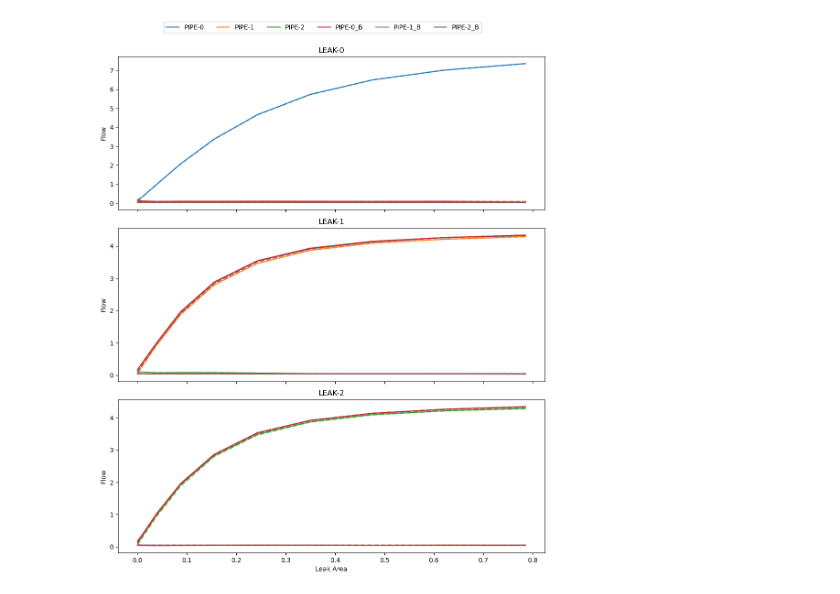
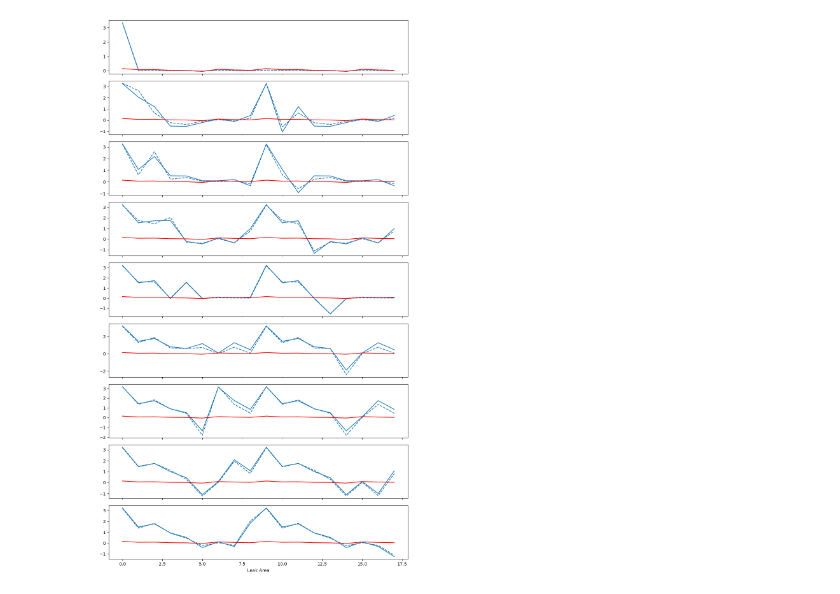
Before and after one commit to johanslettengren/synthetic-anomaly-generation, a Jupyter notebook: static-modelling/WNTR.ipynb, the cells around one changed output. Drawn from its saved outputs; the diff is of its cells as text; code cells hidden in the pictures.

Commit message:
Demand as input

```diff
--- a/static-modelling/WNTR.ipynb
+++ b/static-modelling/WNTR.ipynb
@@ -191,26 +294,30 @@ d = torch.tensor([wn.get_link(name).diameter for name in pipe_names], dtype=torc
 # Get Hazen-Williams roughness coefficients (unitless)
 C = torch.tensor([wn.get_link(name).roughness for name in pipe_names], dtype=torch.float32)
 # %%
-inv = torch.linalg.inv(A0.T)
+inv = torch.linalg.pinv(A0.T)
 # %%
+leak_ratio = np.array([0.3])
+leak_areas = 3.14159 * (diameter*leak_ratio / 2) ** 2
+
 model_params = {
     'A0': A0,
     'inv' : inv,
     'M' : M,
     'B' : B,
-    'a_max' : leak_areas.max(),
+    'a' : torch.tensor(leak_areas, dtype=torch.float32),
     'S' : S,
-    'D' : D,
+    'D' : D_base,
     'd': d,
     'L': L,
     'Cd' : 0.75,
     'C' : C,
     'rho' : 1000.0,
-    'n_samples' : 10,
 }
 
 net_params = {
-        'layer_sizes' : [M.shape[1],42,42,42,A0.shape[0]],
-        'activation' : 'relu',
-        'base' : base_flows
+        'layer_sizes' : [4,42,42,42,1],
+        'activation' : 'tanh',
+        'base' : base_flows,
+        'U' : U,
+        'mask' : False,
 }
@@ -217,5 +343,5 @@ net_params = {
 # %%
 model = Model(model_params, net_params)
-model.train(iterations=50000, print_interval=1000)
+model.train(iterations=100000, print_interval=1000)
 # %% [output]
 step       loss       e1          e2
@@ -238,46 +350,84 @@ step       loss       e1          e2
 # %%
-
+model.eval()
 true_df = flow_df.drop(columns=['Leak Area'])
 
-fig, axs = plt.subplots(num_pipes, 1, figsize=(10, 4 * num_pipes), sharex=True)
+fig, axs = plt.subplots(n_pipes, 1, figsize=(10, 2 * n_pipes), sharex=True)
 axs = np.atleast_1d(axs)
+
 
 # Only store legend handles/labels once
 legend_handles = []
 
-for i in range(num_pipes):
-    a = torch.zeros((n_samples, num_pipes))
-    a[:,i] = torch.tensor(leak_areas, dtype=torch.float32)
-    q = model.net(a).detach().numpy()
+qs = []
+trues = []
+
+for i in range(n_pipes):
+    #a = torch.zeros((model.n_samples, n_pipes))
+    #a[:,i] = torch.tensor(leak_areas, dtype=torch.float32)
+
+    idx = torch.tensor([i], dtype=torch.float32).repeat(model.n_samples)
+    #D = torch.stack((0.025 * torch.rand((1)), 0.025 * torch.rand((1)), 0.1 * torch.rand((1))), dim=-1)
+
+    #a = torch.stack((torch.tensor(leak_areas, dtype=torch.float32), idx), dim=-1)
+    # q_ = model.net(a)#.detach().numpy()
+    # q = model.mv(model.inv.T, q_).detach().numpy()
+
+    print(idx.shape)
+
+    print(D_base[D_base!=0])
+
+
+    input = torch.cat((D_base[D_base!=0], idx), dim=-1)
+
+
+    out = torch.clone(model.D)
+    out[:,(6.0+idx).long()] = model.net(input)
+
+    #out[:,6+idx] = model.net(idx)
+    q = model.mv(model.inv.T, out).detach().numpy()
 
     true_df = flow_df[flow_df['Leak Node ID'] == f'LEAK-{i}'].drop(columns=['Leak Node ID'])
     true = true_df.drop(columns=['Leak Area']).to_numpy()
     pipe_names = list(flow_df.columns[2:])
 
     q_df = pd.DataFrame(q, columns=pipe_names)
-    error_df = pd.DataFrame((q - true) / true, columns=pipe_names)
-    q_df.insert(0, 'Leak Area', leak_areas)
-    error_df.insert(0, 'Leak Area', leak_areas)
+    error_df = pd.DataFrame(q - true, columns=pipe_names)
+
+    lines = axs[i].plot(np.arange(2*n_pipes), q.T, '--')  # Store the Line2D objects
+    for j, line in enumerate(lines):
+        color = line.get_color()  # Get color from first plot
+        axs[i].plot(np.arange(2*n_pipes), true[j,:], color=color)  # Use same color
+
+    axs[i].plot(np.arange(2*n_pipes), true[-1,:], color='red')  # Use same color
 
 
-    ax = axs[i]
+    # q_df.insert(0, 'Leak Area', leak_areas)
+    # error_df.insert(0, 'Leak Area', leak_areas)
 
-    # Plot predicted values and collect handles/labels only once
-    for j, pipe in enumerate(pipe_names):
-        line, = ax.plot(q_df['Leak Area'], q_df[pipe], label=pipe)
-        if i == 0:  # Collect handles only from the first subplot
-            legend_handles.append(line)
 
-        # Plot ground truth as dashed, thick, semi-transparent line
-        ax.plot(true_df['Leak Area'], true_df[pipe], color=line.get_color(), linestyle='--', alpha=0.6, linewidth=2)
+    # ax = axs[i]
 
-    ax.set_title(f"LEAK-{i}")
-    ax.set_ylabel("Flow")
+    # affected_idx = get_upstream_idx(wn.to_graph(), f'LEAK-{i}')
+    # affected_pipes = np.array(wn.pipe_name_list)[affected_idx]
+
+    # # Plot predicted values and collect handles/labels only once
+    # for j, pipe in enumerate(wn.pipe_name_list[:3]):
+    #     #line, = ax.plot(q_df['Leak Area'], q_df[pipe], label=pipe)
+    #     #legend_handles.append(line)
+
+    #     # Plot ground truth as dashed, thick, semi-transparent line
+    #     #ax.plot(true_df['Leak Area'], true_df[pipe], color=line.get_color(), linestyle='--', alpha=0.6, linewidth=2)
+    #     ax.legend(loc='best')
+    #     display(error_df)
+
+    # ax.set_title(f"LEAK-{i}")
+    # ax.set_ylabel("Flow")
 
 axs[-1].set_xlabel("Leak Area")
 
 # Shared legend above all subplots
-fig.legend(handles=legend_handles, loc='upper center', ncol=len(pipe_names), bbox_to_anchor=(0.5, 1.02))
 fig.tight_layout(rect=[0, 0, 1, 0.98])  # Leave space for the legend
+
+
 plt.show()
 # %% [output]
@@ -284 +453 @@ plt.show()
-[figure, old version]
+[figure, new version]
```
Also changed, not shown: parts of 19 cells of this notebook, 11 other files.
